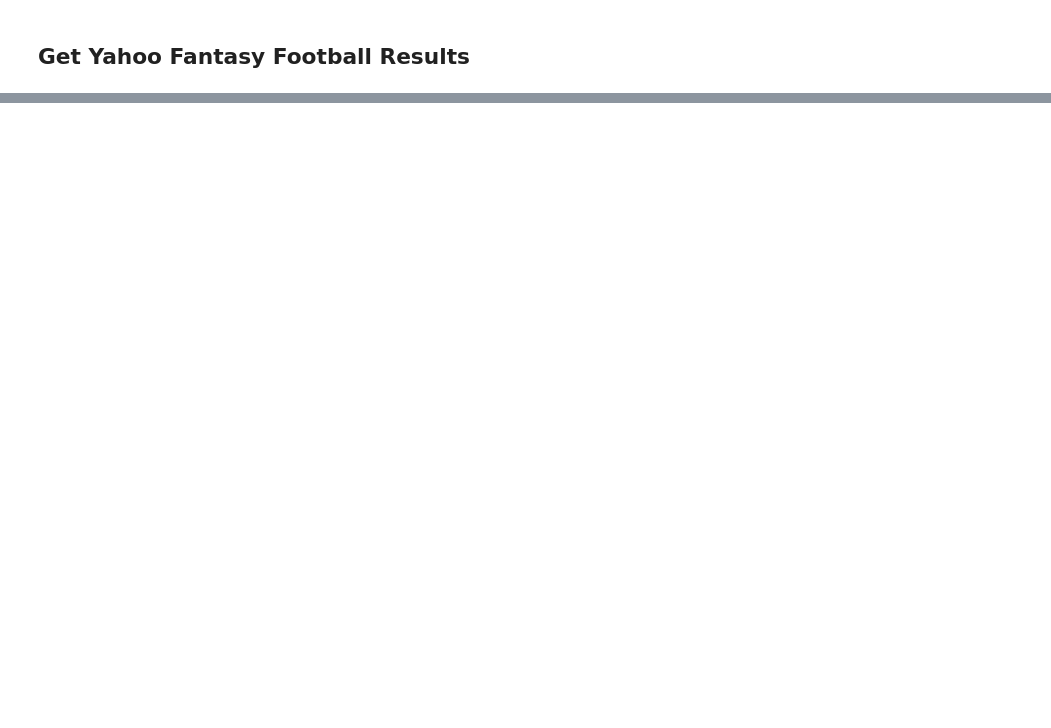
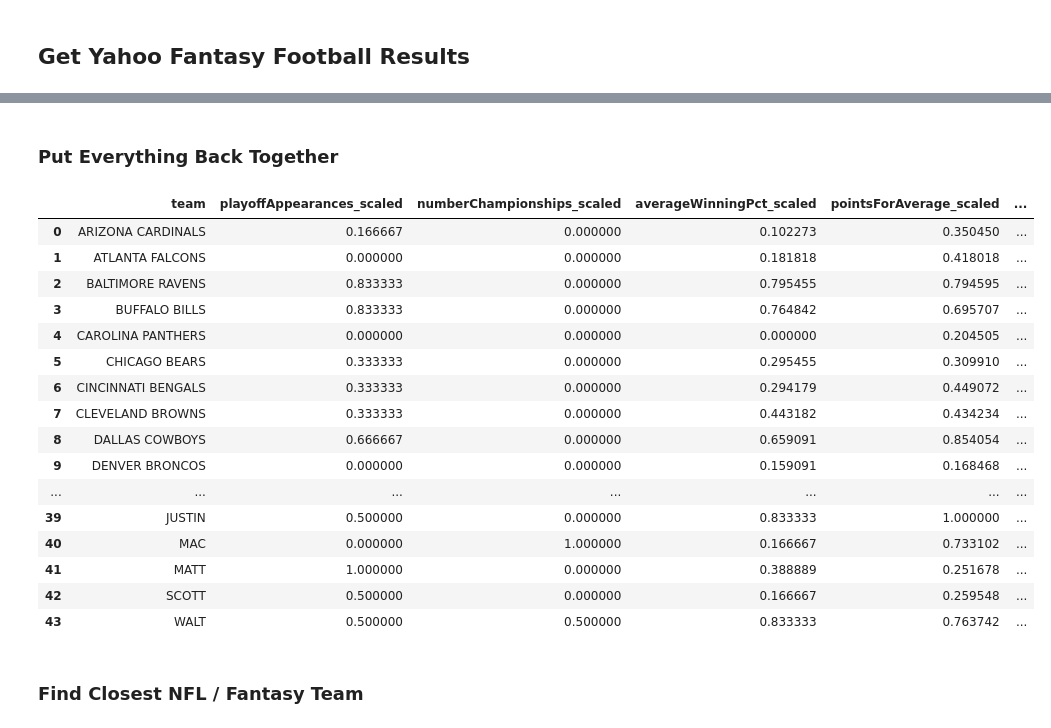
Before and after one commit to bkmurph/yahoo_ff_nfl_comparison, a Jupyter notebook: ff.ipynb, the cells around one changed output, grey strips where cells are left out. Cells and saved outputs as stored; diff of their text form; code cells hidden in the pictures; blank space fills up the shorter version.

Commit message:
Updated helper functions... nearest neighbors initial results

```diff
--- a/ff.ipynb
+++ b/ff.ipynb
@@ -63,0 +126,2 @@ agg_table
+# %%
+nbrs = NearestNeighbors(n_neighbors = 5).fit(knn_input)
@@ -63,0 +133,34 @@ agg_table
+# %%
+index_cols = ["team" + f"_{i}" for i in range(1,6)]
+index_matrix = pd.DataFrame(nbrs.kneighbors()[1], columns=index_cols)
+# %%
+distance_cols = ["distance" + f"_{i}" for i in range(1,6)]
+distance_matrix = pd.DataFrame(nbrs.kneighbors()[0], columns=distance_cols)
+# %% [markdown]
+### Put Everything Back Together
+# %%
+team_distances = pd.concat(
+    [knn_index.reset_index(drop=True), knn_input.reset_index(drop=True), index_matrix, distance_matrix], axis=1
+)
+# %%
+team_distances
+# %% [output]
+|  | team | playoffAppearances_scaled | numberChampionships_scaled | averageWinningPct_scaled | pointsForAverage_scaled | ... |
+| 0 | ARIZONA CARDINALS | 0.166667 | 0.000000 | 0.102273 | 0.350450 | ... |
+| 1 | ATLANTA FALCONS | 0.000000 | 0.000000 | 0.181818 | 0.418018 | ... |
+| 2 | BALTIMORE RAVENS | 0.833333 | 0.000000 | 0.795455 | 0.794595 | ... |
+| 3 | BUFFALO BILLS | 0.833333 | 0.000000 | 0.764842 | 0.695707 | ... |
+| 4 | CAROLINA PANTHERS | 0.000000 | 0.000000 | 0.000000 | 0.204505 | ... |
+| 5 | CHICAGO BEARS | 0.333333 | 0.000000 | 0.295455 | 0.309910 | ... |
+| 6 | CINCINNATI BENGALS | 0.333333 | 0.000000 | 0.294179 | 0.449072 | ... |
+| 7 | CLEVELAND BROWNS | 0.333333 | 0.000000 | 0.443182 | 0.434234 | ... |
+| 8 | DALLAS COWBOYS | 0.666667 | 0.000000 | 0.659091 | 0.854054 | ... |
+| 9 | DENVER BRONCOS | 0.000000 | 0.000000 | 0.159091 | 0.168468 | ... |
+| ... | ... | ... | ... | ... | ... | ... |
+| 39 | JUSTIN | 0.500000 | 0.000000 | 0.833333 | 1.000000 | ... |
+| 40 | MAC | 0.000000 | 1.000000 | 0.166667 | 0.733102 | ... |
+| 41 | MATT | 1.000000 | 0.000000 | 0.388889 | 0.251678 | ... |
+| 42 | SCOTT | 0.500000 | 0.000000 | 0.166667 | 0.259548 | ... |
+| 43 | WALT | 0.500000 | 0.500000 | 0.833333 | 0.763742 | ... |
+# %% [markdown]
+### Find Closest NFL / Fantasy Team
```
Also changed, not shown: parts of 25 cells of this notebook, 2 other files.
